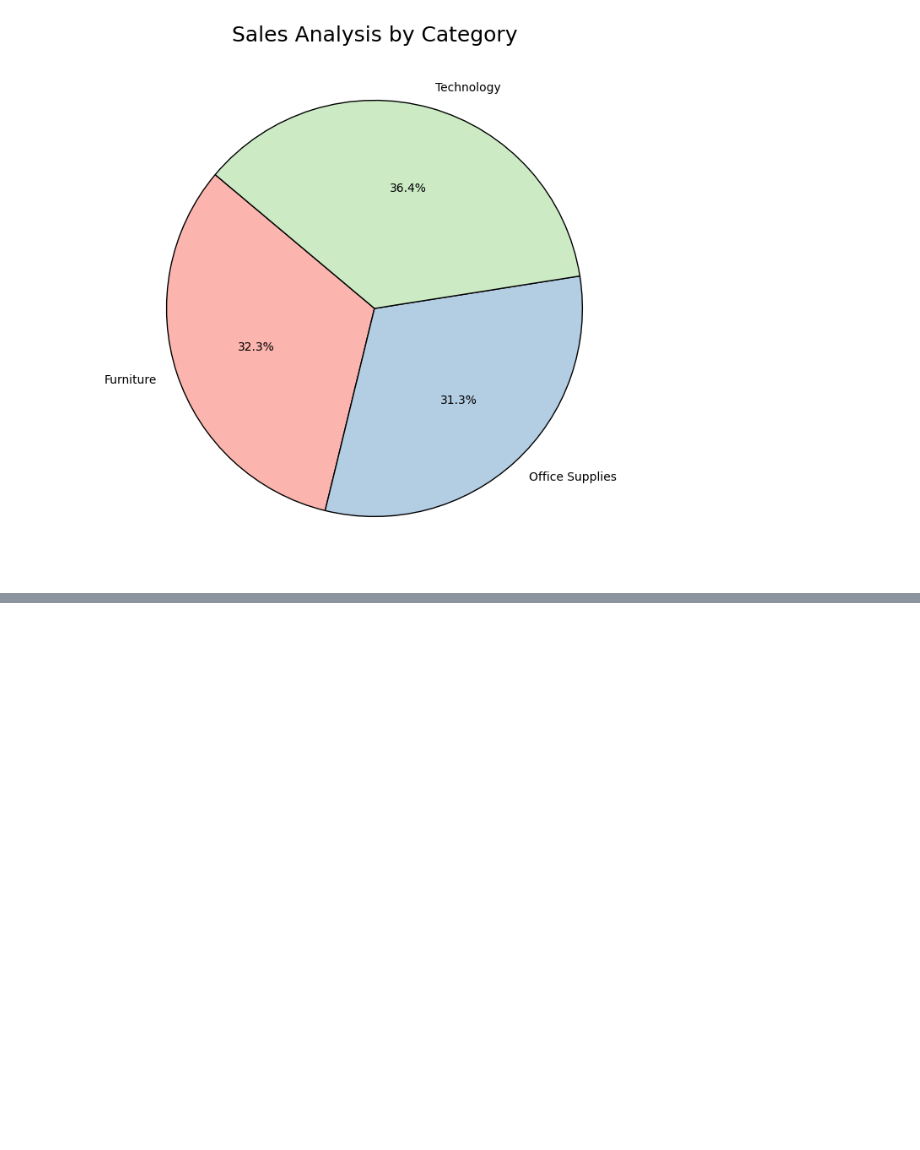
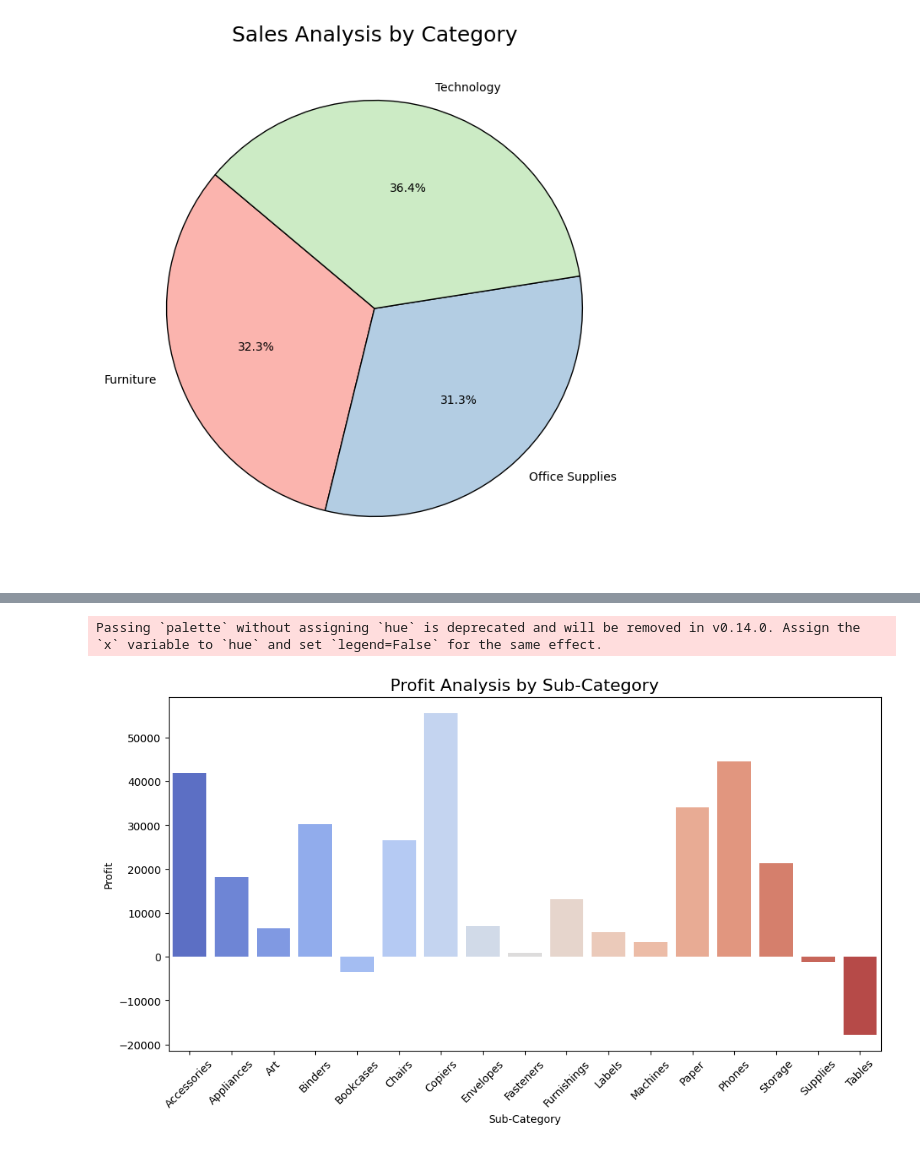
Before and after one commit to Shiva6200744685/E-commerce-Sales-Analysis, a Jupyter notebook: main.ipynb, the cells around one changed output, grey strips where cells are left out. Cells and saved outputs as stored; diff of their text form; code cells hidden in the pictures; blank space fills up the shorter version.

```diff
--- a/main.ipynb
+++ b/main.ipynb
@@ -122,0 +195,23 @@ plt.show()
+# %%
+# Grouping profit by sub-category
+profit_by_subcategory = data.groupby('Sub-Category')['Profit'].sum().reset_index()
+
+# Set figure size
+plt.figure(figsize=(12, 6))
+
+# Create bar chart using Seaborn
+sns.barplot(data=profit_by_subcategory, x='Sub-Category', y='Profit', palette='coolwarm')
+
+# Add title and labels
+plt.title('Profit Analysis by Sub-Category', fontsize=16)
+plt.xlabel('Sub-Category')
+plt.ylabel('Profit')
+
+# Rotate x-axis labels for better readability
+plt.xticks(rotation=45)
+
+# Show the plot
+plt.show()
+# %% [output]
+Passing `palette` without assigning `hue` is deprecated and will be removed in v0.14.0. Assign the `x` variable to `hue` and set `legend=False` for the same effect.
+[figure, added]
```
Also changed, not shown: parts of 7 cells of this notebook.
